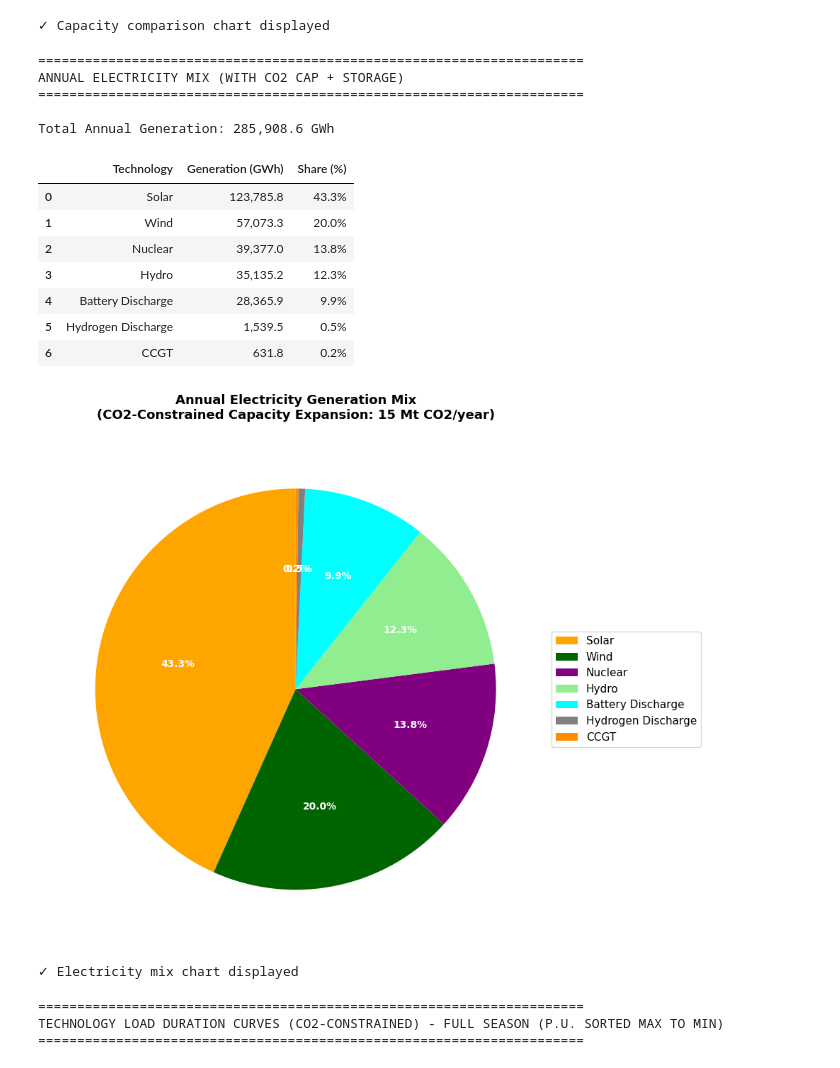
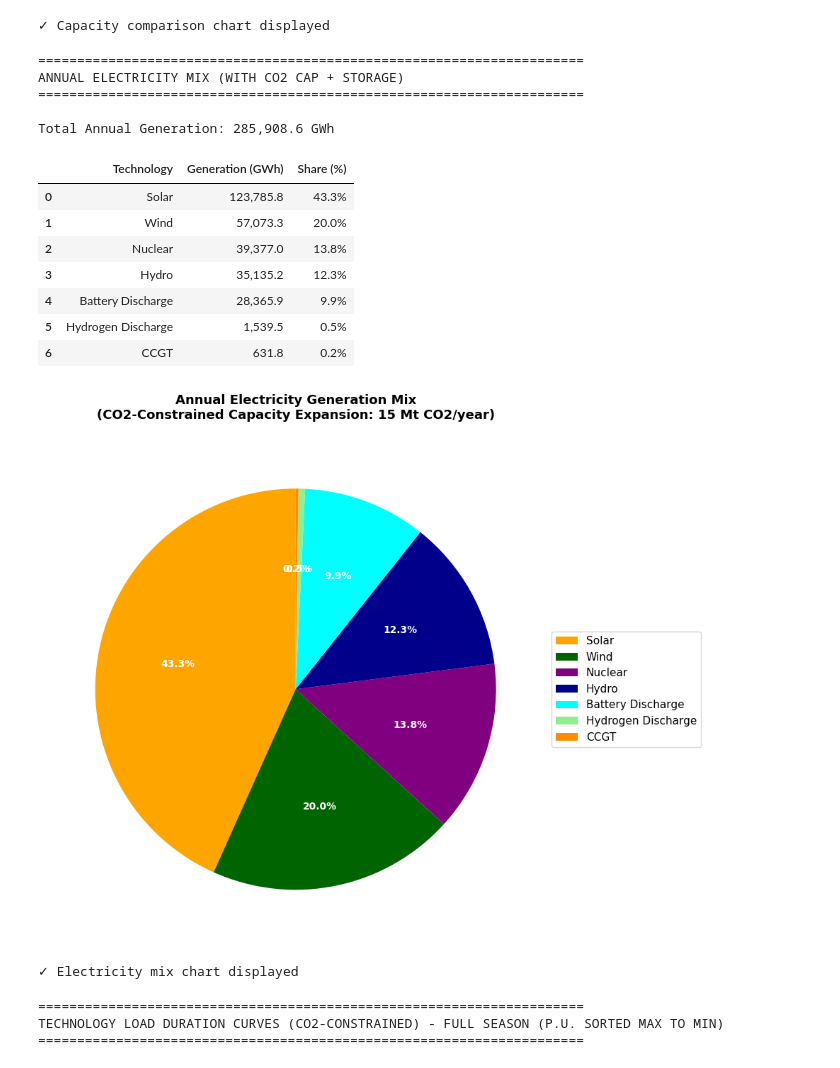
Before and after one commit to ccanoyrac/Integrated-energy-grids-Assignment, a Jupyter notebook: IEG_Assignment_Single_country.ipynb, the cells around one changed output. Drawn from its saved outputs; the diff is of its cells as text; code cells hidden in the pictures.

```diff
--- a/IEG_Assignment_Single_country.ipynb
+++ b/IEG_Assignment_Single_country.ipynb
@@ -2068,7 +2068,8 @@ gen_values_co2 = [annual_generation_co2_nonzero[tech] / 1000 for tech in sorted_
 # Define color map with updated colors for Battery and Hydro
 color_map_co2 = color_map.copy()
 color_map_co2['Battery Discharge'] = 'cyan'
-color_map_co2['Hydro'] = 'lightgreen'
+color_map_co2['Hydro'] = 'darkblue'
+color_map_co2['Hydrogen Discharge'] = 'lightgreen'
 colors_pie_co2 = [color_map_co2.get(tech, 'gray') for tech in sorted_techs_co2]
 
 # Create pie chart with better label positioning
@@ -2078,34 +2079,34 @@ wedges, texts, autotexts = ax.pie(gen_values_co2, labels=None, autopct='%1.1f%%'
 # Add legend with positioned labels to avoid overlap
 ax.legend(sorted_techs_co2, loc='center left', bbox_to_anchor=(1, 0, 0.5, 1), fontsize=11)
 
 # Make percentage text bold and white
 for autotext in autotexts:
     autotext.set_color('white')
     autotext.set_fontweight('bold')
     autotext.set_fontsize(10)
 
 ax.set_title(f'Annual Electricity Generation Mix\n(CO2-Constrained Capacity Expansion: {emission_cap_mtonnes} Mt CO2/year)',
              fontsize=13, fontweight='bold', pad=20)
 
 plt.tight_layout()
 plt.show()
 
 print("\n✓ Electricity mix chart displayed\n")
 # %% [output]
 ======================================================================
 ANNUAL ELECTRICITY MIX (WITH CO2 CAP + STORAGE)
 ======================================================================
 
 Total Annual Generation: 285,908.6 GWh
 |  | Technology | Generation (GWh) | Share (%) |
 | 0 | Solar | 123,785.8 | 43.3% |
 | 1 | Wind | 57,073.3 | 20.0% |
 | 2 | Nuclear | 39,377.0 | 13.8% |
 | 3 | Hydro | 35,135.2 | 12.3% |
 | 4 | Battery Discharge | 28,365.9 | 9.9% |
 | 5 | Hydrogen Discharge | 1,539.5 | 0.5% |
 | 6 | CCGT | 631.8 | 0.2% |
-[figure, old version]
+[figure, new version]
 ✓ Electricity mix chart displayed
 # %%
 # === Technology Load Curves (CO2-Constrained) - Per Unit (P.U.) Load Duration Curves ===
```
Also changed, not shown: parts of 7 cells of this notebook, 6 other files.
